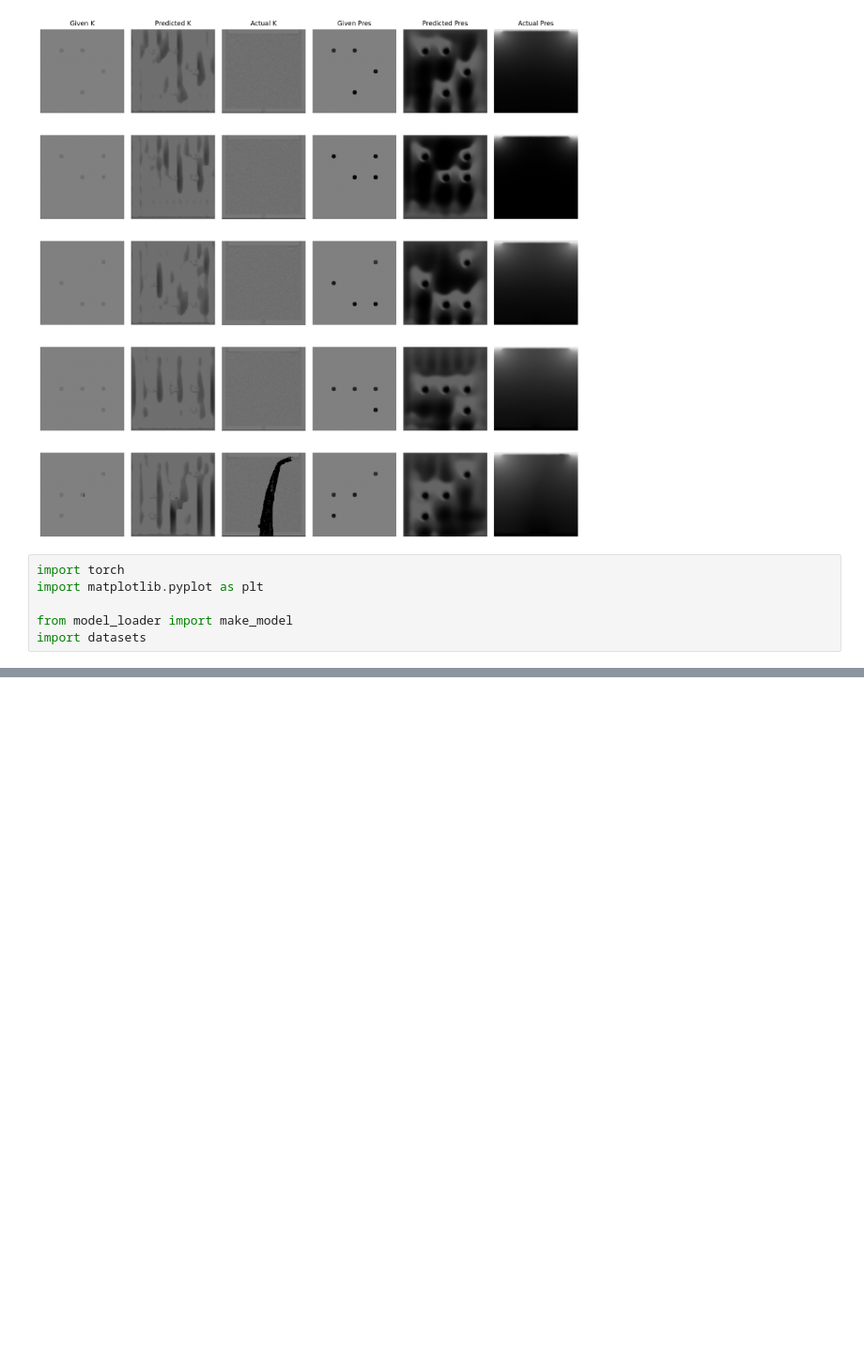
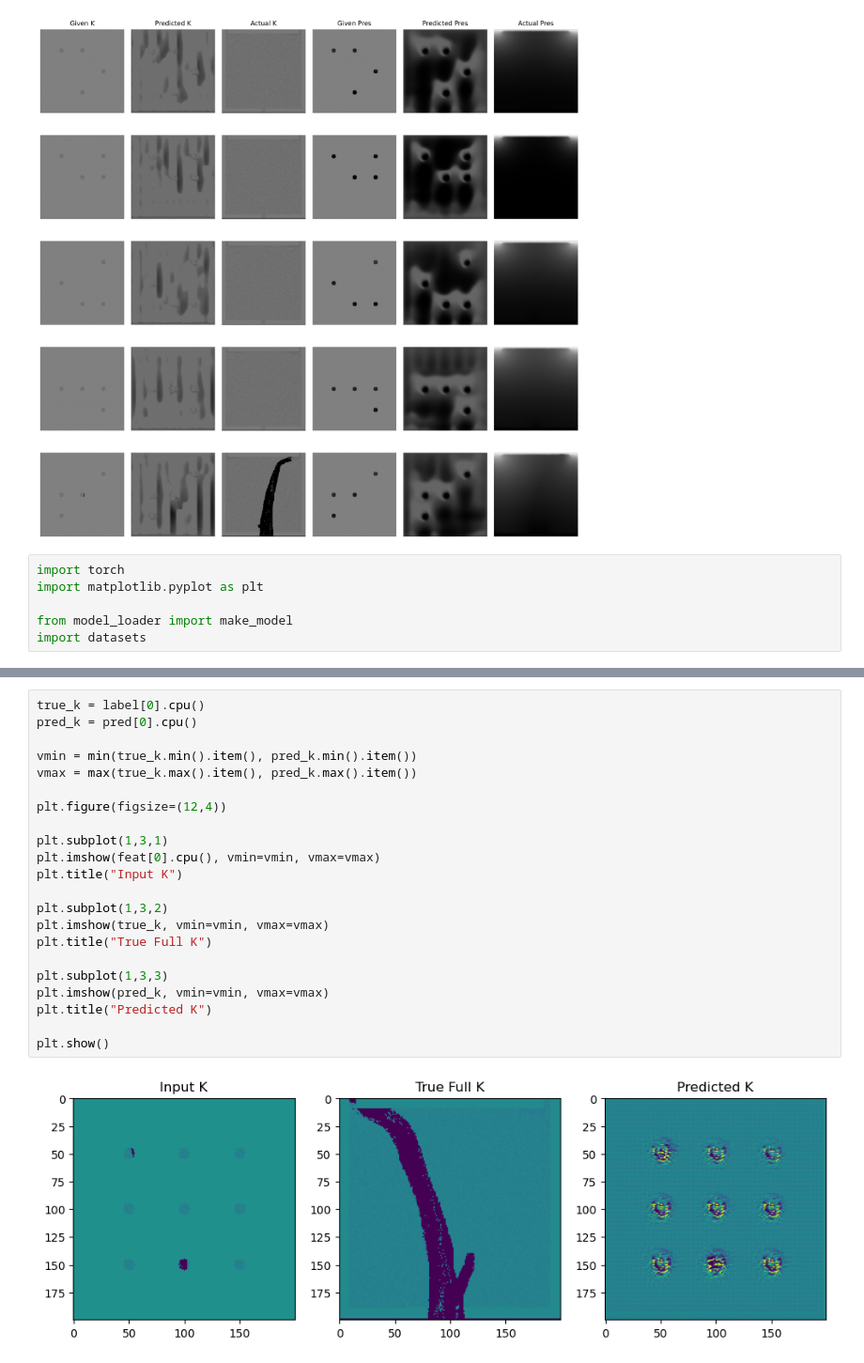
Before and after one commit to JadenLews/Learning, a Jupyter notebook: DeepLearn/physics/0525_visualize_compare.ipynb, the cells around one changed output, grey strips where cells are left out. Shown at 94% size. Drawn from its saved outputs; the diff is of its cells as text; blank space fills up the shorter version.

```diff
--- a/DeepLearn/physics/0525_visualize_compare.ipynb
+++ b/DeepLearn/physics/0525_visualize_compare.ipynb
@@ -365,0 +416,24 @@ plt.show()
+# %%
+true_k = label[0].cpu()
+pred_k = pred[0].cpu()
+
+vmin = min(true_k.min().item(), pred_k.min().item())
+vmax = max(true_k.max().item(), pred_k.max().item())
+
+plt.figure(figsize=(12,4))
+
+plt.subplot(1,3,1)
+plt.imshow(feat[0].cpu(), vmin=vmin, vmax=vmax)
+plt.title("Input K")
+
+plt.subplot(1,3,2)
+plt.imshow(true_k, vmin=vmin, vmax=vmax)
+plt.title("True Full K")
+
+plt.subplot(1,3,3)
+plt.imshow(pred_k, vmin=vmin, vmax=vmax)
+plt.title("Predicted K")
+
+plt.show()
+# %% [output]
+[figure, added]
```
Also changed, not shown: parts of 5 cells of this notebook.
